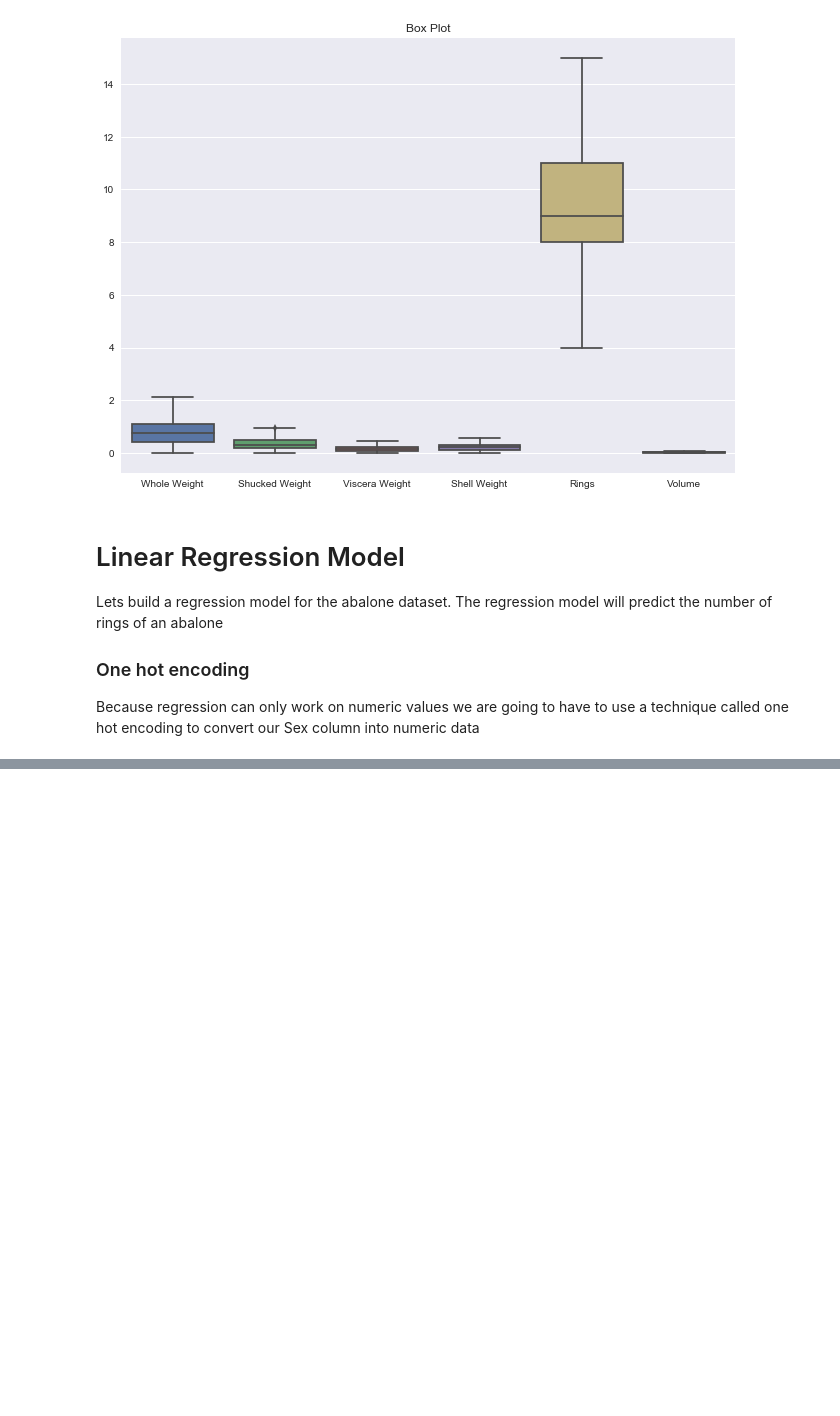
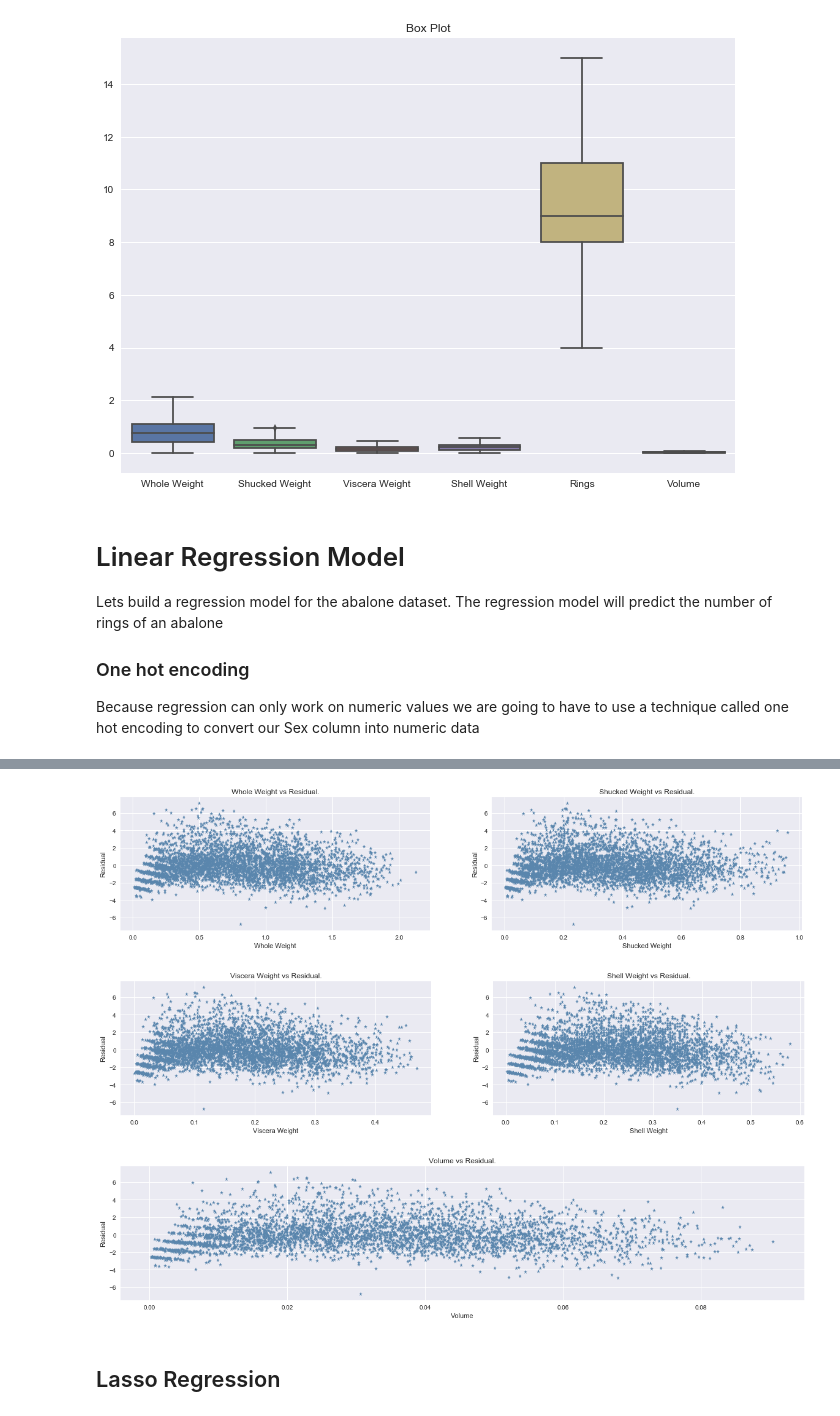
Before and after one commit to el-davo/msc-data-analytics-notebook, a Jupyter notebook: abalones.ipynb, the cells around one changed output, grey strips where cells are left out. Cells and saved outputs as stored; diff of their text form; code cells hidden in the pictures; blank space fills up the shorter version.

```diff
--- a/abalones.ipynb
+++ b/abalones.ipynb
@@ -350,0 +442,24 @@ array(['M', 'F', 'I'], dtype=object)
+# %%
+fig_row_1, (ax1, ax2) = plt.subplots(1,2,figsize=(20,4))
+fig_row_2, (ax3, ax4) = plt.subplots(1,2,figsize=(20,4))
+fig_row_3, (ax5) = plt.subplots(1,1,figsize=(20,4))
+
+def plotResiduals(resid, ax, column):
+    ax.plot(df[column], resid, '*', color=sns.xkcd_rgb['dusty blue'])
+    ax.set_xlabel(column)
+    ax.set_ylabel('Residual')
+    ax.set_title("%s vs Residual." % (column))
+
+plotResiduals(lmresid, ax1, 'Whole Weight')
+plotResiduals(lmresid, ax2, 'Shucked Weight')
+plotResiduals(lmresid, ax3, 'Viscera Weight')
+plotResiduals(lmresid, ax4, 'Shell Weight')
+plotResiduals(lmresid, ax5, 'Volume')
+
+plt.show()
+# %% [output]
+[figure, added]
+[figure, added]
+[figure, added]
+# %% [markdown]
+## Lasso Regression
```
Also changed, not shown: parts of 5 cells of this notebook, 1 other file.
